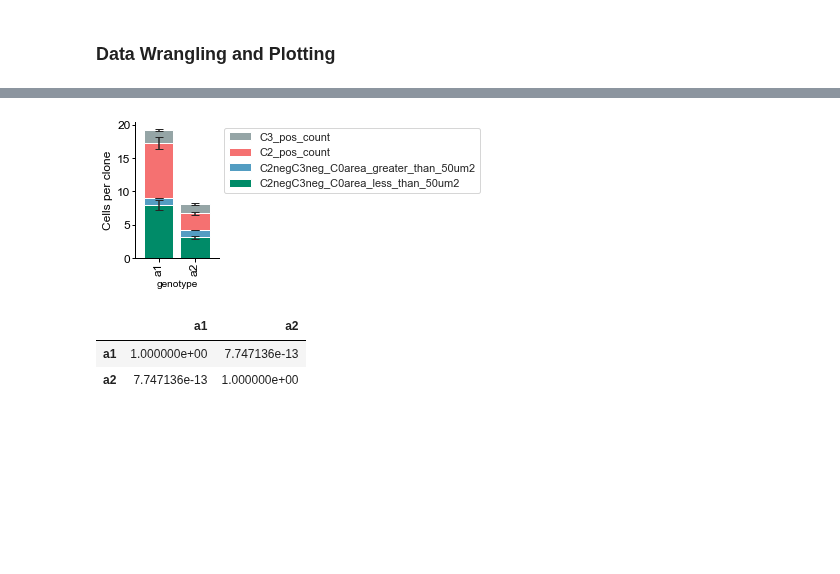
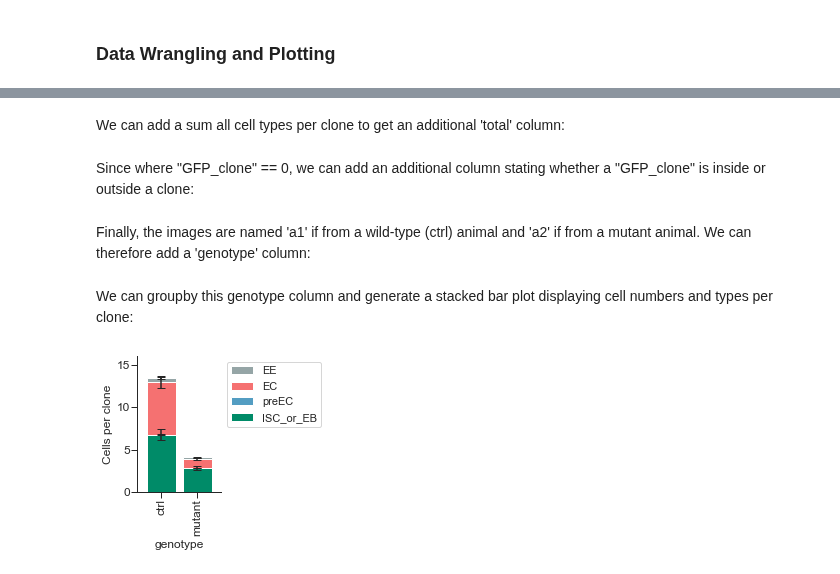
Before and after one commit to morriso1/clonedetective, a Jupyter notebook: 03_Tutorial_simple_walkthrough.ipynb, the cells around one changed output, grey strips where cells are left out. Drawn from its saved outputs; the diff is of its cells as text; code cells hidden in the pictures; blank space fills up the shorter version.

Commit message:
added cell number per clone to simple walkthrough

```diff
--- a/03_Tutorial_simple_walkthrough.ipynb
+++ b/03_Tutorial_simple_walkthrough.ipynb
@@ -569,0 +529,2 @@ inside_clone_percentage = percentage_df.query("C1_clone != 0").fillna(0)
+# %%
+count_df = df.query('int_img_ch == "C1"').filter(regex=r"clone$|pos$|int_img")
@@ -569,0 +543,2 @@ inside_clone_percentage = percentage_df.query("C1_clone != 0").fillna(0)
+# %% [markdown]
+We can add a sum all cell types per clone to get an additional 'total' column:
@@ -569,0 +550,2 @@ inside_clone_percentage = percentage_df.query("C1_clone != 0").fillna(0)
+# %% [markdown]
+Since where "GFP_clone" == 0, we can add an additional column stating whether a "GFP_clone" is inside or outside a clone:
@@ -570,44 +556,34 @@ inside_clone_percentage = percentage_df.query("C1_clone != 0").fillna(0)
+# %% [markdown]
+Finally, the images are named 'a1' if from a wild-type (ctrl) animal and 'a2' if from a mutant animal. We can therefore add a 'genotype' column:
+# %%
+count_df["genotype"] = np.where(count_df["int_img"].str.match(r"a1"), "ctrl", "mutant")
+# %% [markdown]
+We can groupby this genotype column and generate a stacked bar plot displaying cell numbers and types per clone:
+# %%
+inside_clone_mean = (
+    count_df.query('clone_status == "inside_clone"')[
+        ["genotype", "ISC_or_EB", "preEC", "EC", "EE"]
+    ]
+    .groupby("genotype")
+    .mean()
+)
+
+inside_clone_sem = (
+    count_df.query('clone_status == "inside_clone"')[
+        ["genotype", "ISC_or_EB", "preEC", "EC", "EE"]
+    ]
+    .groupby("genotype")
+    .sem()
+)
 # %%
 ca.create_stack_bar_plot(
-    inside_clone[
-        [
-            "genotype",
-            "C2negC3neg_C0area_less_than_50um2",
-            "C2negC3neg_C0area_greater_than_50um2",
-            "C2_pos_count",
-            "C3_pos_count",
-        ]
-    ]
-    .groupby("genotype")
-    .mean(),
-    inside_clone[
-        [
-            "genotype",
-            "C2negC3neg_C0area_less_than_50um2",
-            "C2negC3neg_C0area_greater_than_50um2",
-            "C2_pos_count",
-            "C3_pos_count",
-        ]
-    ]
-    .groupby("genotype")
-    .sem(),
+    inside_clone_mean,
+    inside_clone_sem,
     x_figSize=1.5,
     color_pal=["#008b68", "#539DC2", "#F57171", "#95a5a6"],
     bar_width=0.8,
+    y_axis_limit=16,
     y_label="Cells per clone",
-    fp="../current_imaging_analysis/MARCM2A_E7F1_refactoring/screenshots/number.pdf",
 )
 # %% [output]
-[figure, old version]
+[figure, new version]
-# %%
-sp.posthoc_ttest(
-    inside_clone,
-    val_col="Total",
-    group_col="genotype",
-    pool_sd=True,
-    p_adjust="holm-sidak",
-)
-# %% [output]
-|  | a1 | a2 |
-| a1 | 1.000000e+00 | 7.747136e-13 |
-| a2 | 7.747136e-13 | 1.000000e+00 |
```
Also changed, not shown: parts of 25 cells of this notebook, 4 other files.
